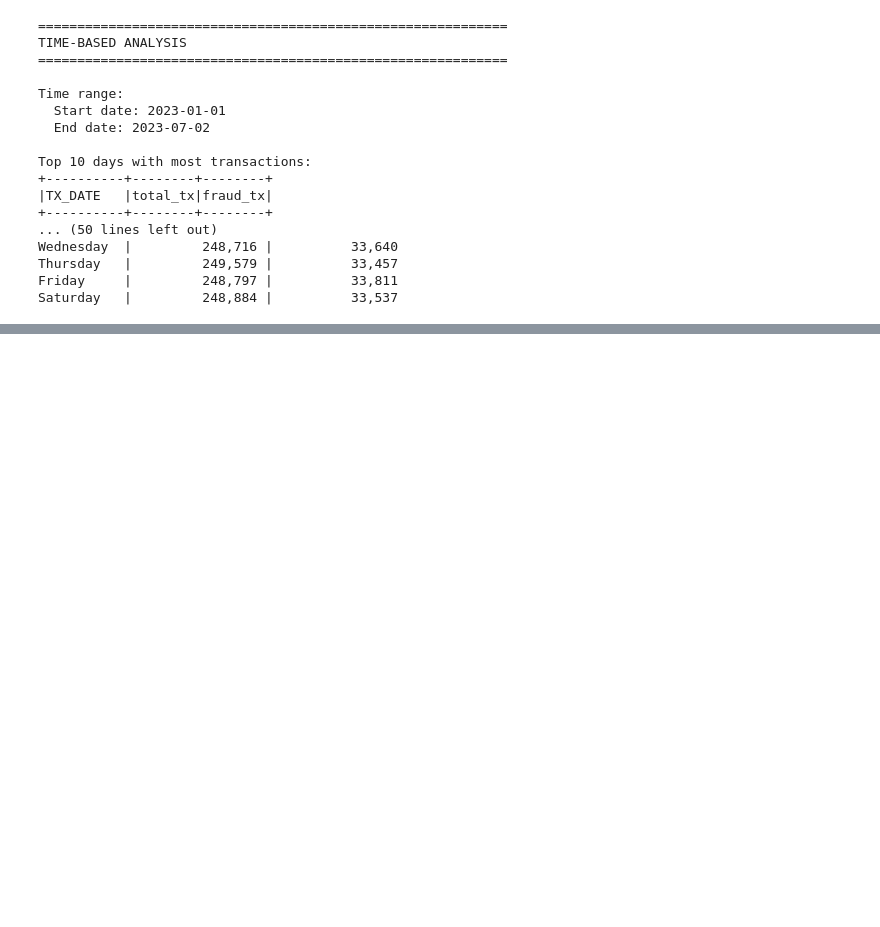
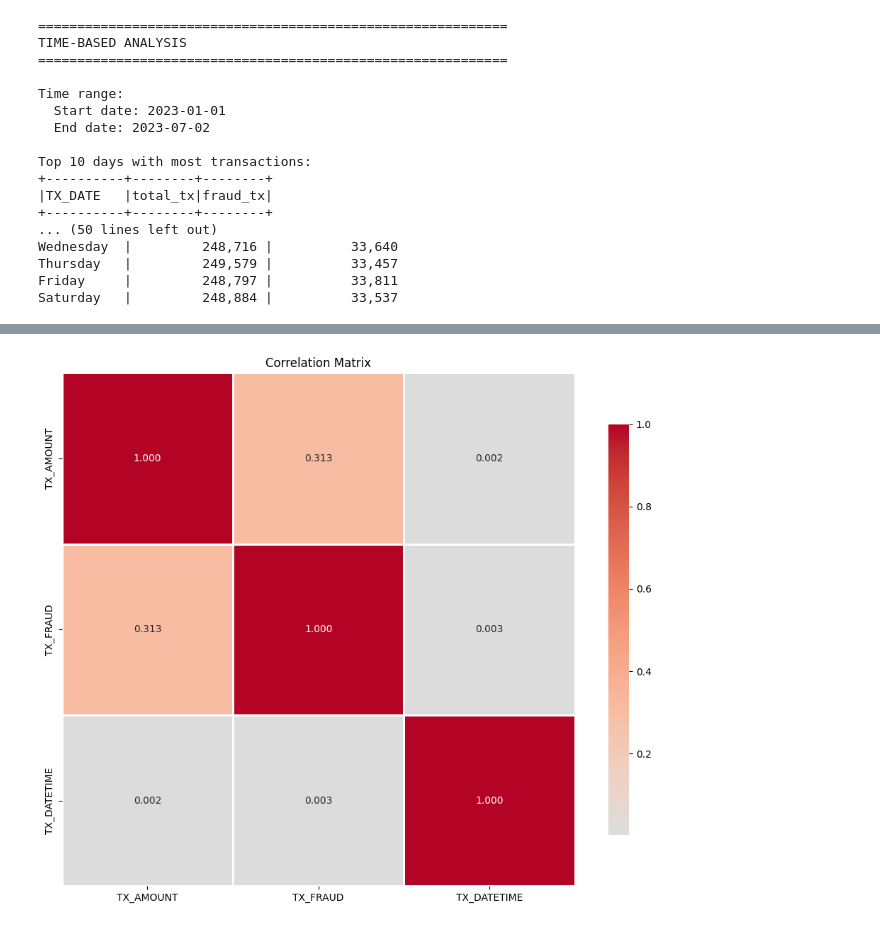
Before and after one commit to tyri0n11/Fraud-Detection, a Jupyter notebook: Fraud_Analysis.ipynb, the cells around one changed output, grey strips where cells are left out. Drawn from its saved outputs; the diff is of its cells as text; code cells hidden in the pictures; blank space fills up the shorter version.

```diff
--- a/Fraud_Analysis.ipynb
+++ b/Fraud_Analysis.ipynb
@@ -498,0 +383,17 @@ SUMMARY AND INSIGHTS
+# %%
+df_corr = df.select(
+    *numerical_cols,
+    *target_cols,
+    *timestamp_cols,
+).toPandas()
+
+
+correlation_matrix = df_corr.corr()
+plt.figure(figsize=(10, 8))
+sns.heatmap(correlation_matrix, annot=True, fmt='.3f', cmap='coolwarm',
+            center=0, square=True, linewidths=1, cbar_kws={"shrink": 0.8})
+plt.title("Correlation Matrix")
+plt.tight_layout()
+plt.show()
+# %% [output]
+[figure, added]
```
Also changed, not shown: parts of 11 cells of this notebook.
